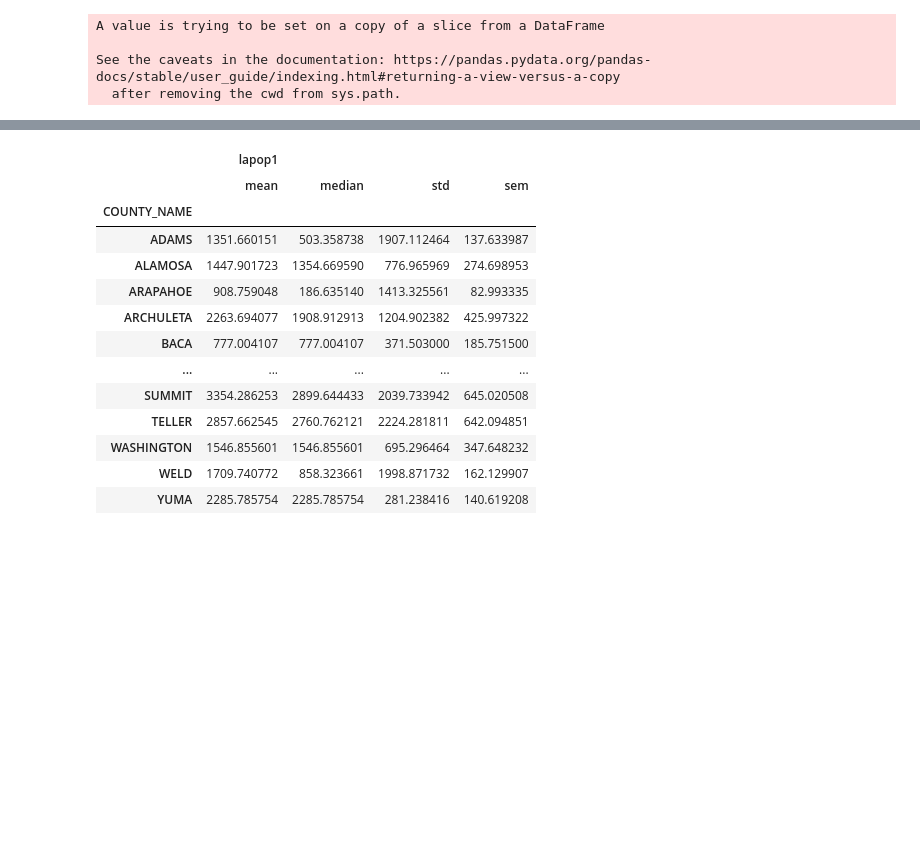
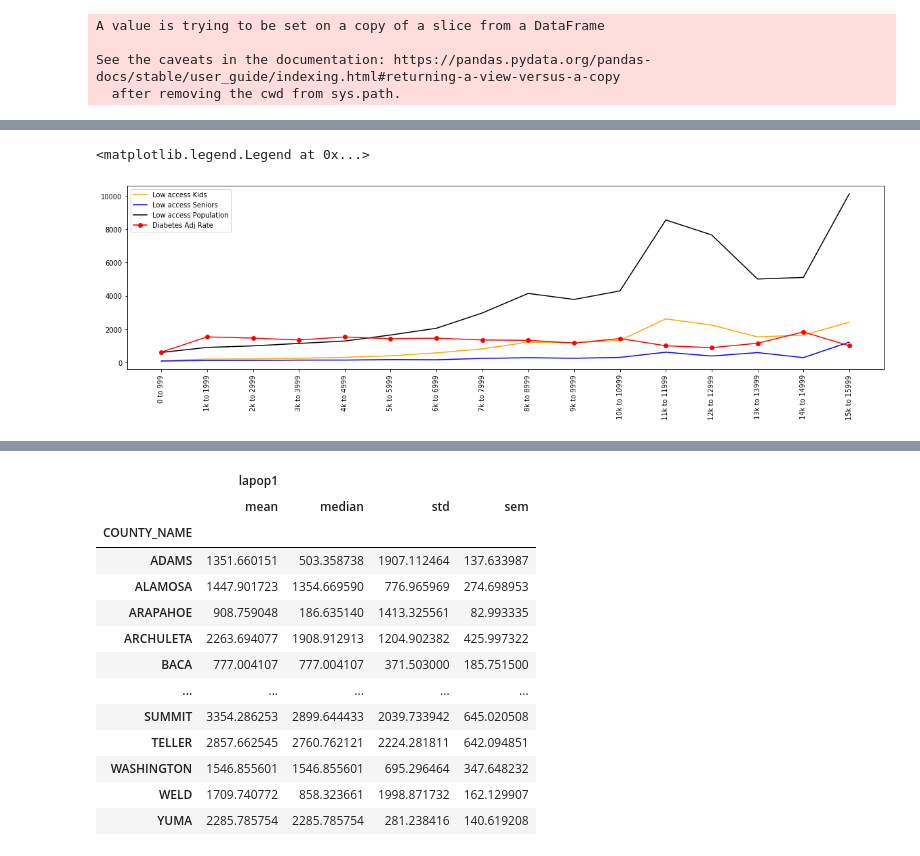
Before and after one commit to Ryan-Eberle/Diabetes-Demographics-in-Colorado, a Jupyter notebook: Diabetes_age_analysis.ipynb, the cells around one changed output, grey strips where cells are left out. Saved outputs shown, nothing was run; the diff lists cells and outputs as text; code cells hidden in the pictures; blank space fills up the shorter version.

```diff
--- a/Diabetes_age_analysis.ipynb
+++ b/Diabetes_age_analysis.ipynb
@@ -36,3 +36,29 @@ A value is trying to be set on a copy of a slice from a DataFrame
 
 See the caveats in the documentation: https://pandas.pydata.org/pandas-docs/stable/user_guide/indexing.html#returning-a-view-versus-a-copy
   after removing the cwd from sys.path.
+# %%
+#bins and labels for population totals 17bins, 16 labels
+bins = [0,999,1999,2999,3999,4999,5999,6999,7999,8999,9999,
+        10999,11999,12999,13999,14999,16000]
+bin_labels= ["0 to 999","1k to 1999", "2k to 2999","3k to 3999","4k to 4999",
+            "5k to 5999","6k to 6999","7k to 7999","8k to 8999","9k to 9999",
+            "10k to 10999","11k to 11999","12k to 12999","13k to 13999",
+             "14k to 14999","15k to 15999"]
+
+# Slice the data and place it into bins
+pd.cut(combined_data_df["Population_Total"], bins, labels=bin_labels)
+
+# Place the data series into a new column inside of the DataFrame
+combined_data_df["Population_Total_bins"] = pd.cut(combined_data_df["Population_Total"], bins, labels=bin_labels)
+combined_data_df.head()
+
+# Create a GroupBy object based upon "Population_Total_bins"
+data_pop_bins = combined_data_df.groupby("Population_Total_bins")
+
+# Get the average of each column within the GroupBy object
+a = data_pop_bins[["Diabetes_Census_Tract_Estimate","DIABETES_ADJRATE", "Adult_Population_Age18_and_over",
+               "lakids1","laseniors1", "lapop1"]].mean()
+a = a.reset_index()
+data = a[["lakids1", "laseniors1", "lapop1","DIABETES_ADJRATE","Adult_Population_Age18_and_over"]]
+
+a
@@ -38,0 +100,18 @@ See the caveats in the documentation: https://pandas.pydata.org/pandas-docs/stab
+# %%
+data_index = a
+x = data_index["Population_Total_bins"]
+y = data_index["lakids1"]
+z= data_index["laseniors1"]
+w = data_index["lapop1"]
+v = data_index["DIABETES_ADJRATE"]
+
+plt.figure(figsize = (20,5))
+plt.plot(x,y,label="Low access Kids",color='orange')
+plt.plot(x,z,label="Low access Seniors",color='blue')
+plt.plot(x,w,label="Low access Population",color='Black')
+plt.plot(x,v,label="Diabetes Adj Rate",marker='o',color='red')
+plt.xticks(rotation = 90)
+plt.legend()
+# %% [output]
+<matplotlib.legend.Legend at 0x...>
+[figure, added]
```
Also changed, not shown: parts of 25 cells of this notebook.
